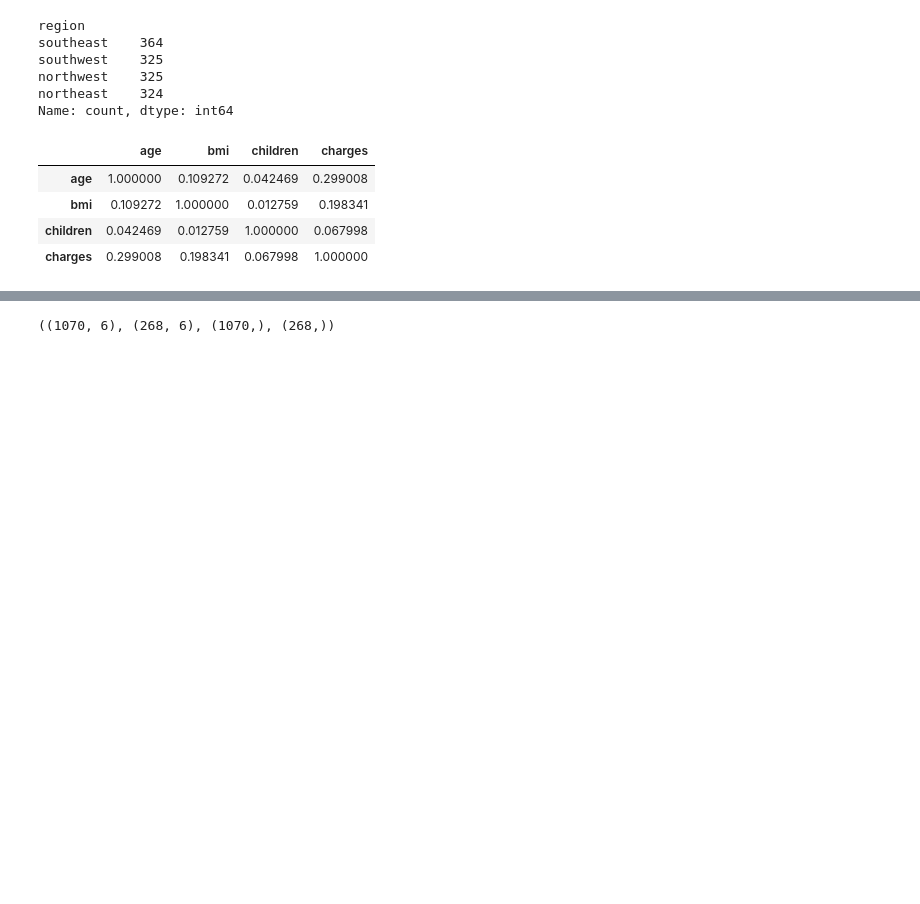
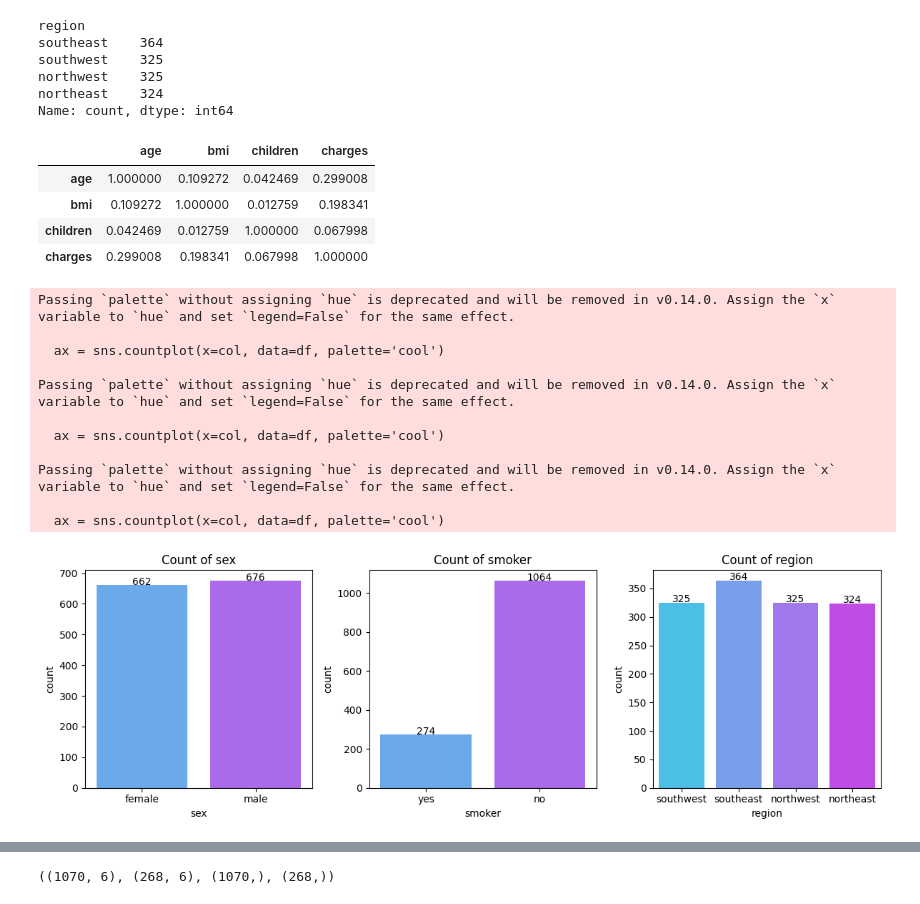
Before and after one commit to sankajithdjinasena/DataAnalysisProjects, a Jupyter notebook: Insurance_Analysis/Insurance_data_analyze.ipynb, the cells around one changed output, grey strips where cells are left out. Saved outputs shown, nothing was run; the diff lists cells and outputs as text; code cells hidden in the pictures; blank space fills up the shorter version.

Commit message:
Figure Update

```diff
--- a/Insurance_Analysis/Insurance_data_analyze.ipynb
+++ b/Insurance_Analysis/Insurance_data_analyze.ipynb
@@ -85,3 +85,33 @@ y = df['charges']
 # %%
 numeric_features = ['age', 'bmi', 'children']
 categorical_features = ['sex', 'smoker', 'region']
+# %%
+plt.figure(figsize=(12,4))
+
+for i, col in enumerate(categorical_features):
+    plt.subplot(1, 3, i+1)
+    ax = sns.countplot(x=col, data=df, palette='cool')
+    plt.title(f"Count of {col}")
+
+    for p in ax.patches:
+        height = p.get_height()
+        ax.text(p.get_x() + p.get_width()/2., height + 0.5,
+                f'{int(height)}',
+                ha="center", fontsize=10)
+
+plt.tight_layout()
+plt.savefig("Figure/categorical_counts.png")
+plt.show()
+# %% [output]
+Passing `palette` without assigning `hue` is deprecated and will be removed in v0.14.0. Assign the `x` variable to `hue` and set `legend=False` for the same effect.
+
+  ax = sns.countplot(x=col, data=df, palette='cool')
+
+Passing `palette` without assigning `hue` is deprecated and will be removed in v0.14.0. Assign the `x` variable to `hue` and set `legend=False` for the same effect.
+
+  ax = sns.countplot(x=col, data=df, palette='cool')
+
+Passing `palette` without assigning `hue` is deprecated and will be removed in v0.14.0. Assign the `x` variable to `hue` and set `legend=False` for the same effect.
+
+  ax = sns.countplot(x=col, data=df, palette='cool')
+[figure, added]
```
Also changed, not shown: parts of 9 cells of this notebook, 6 other files.
